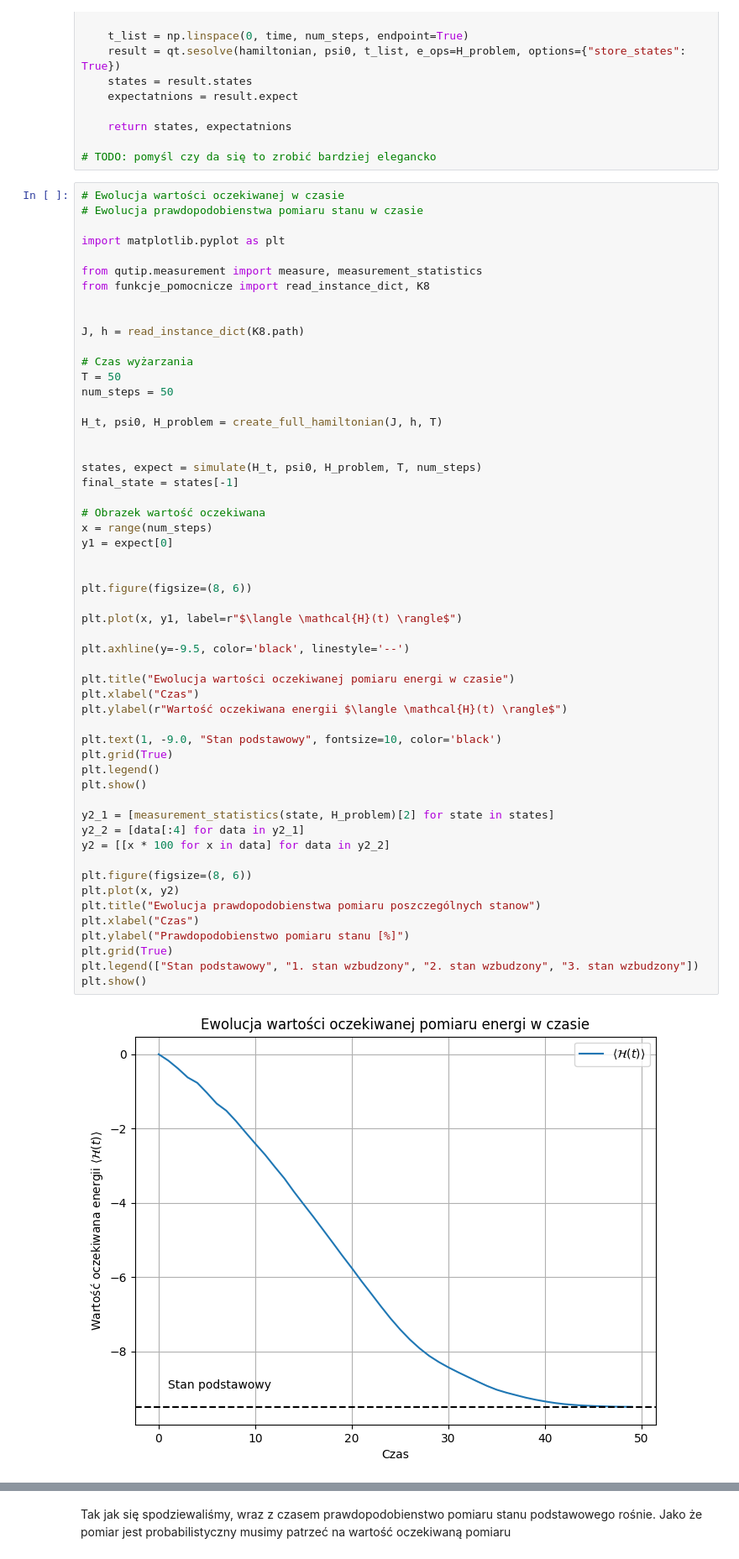
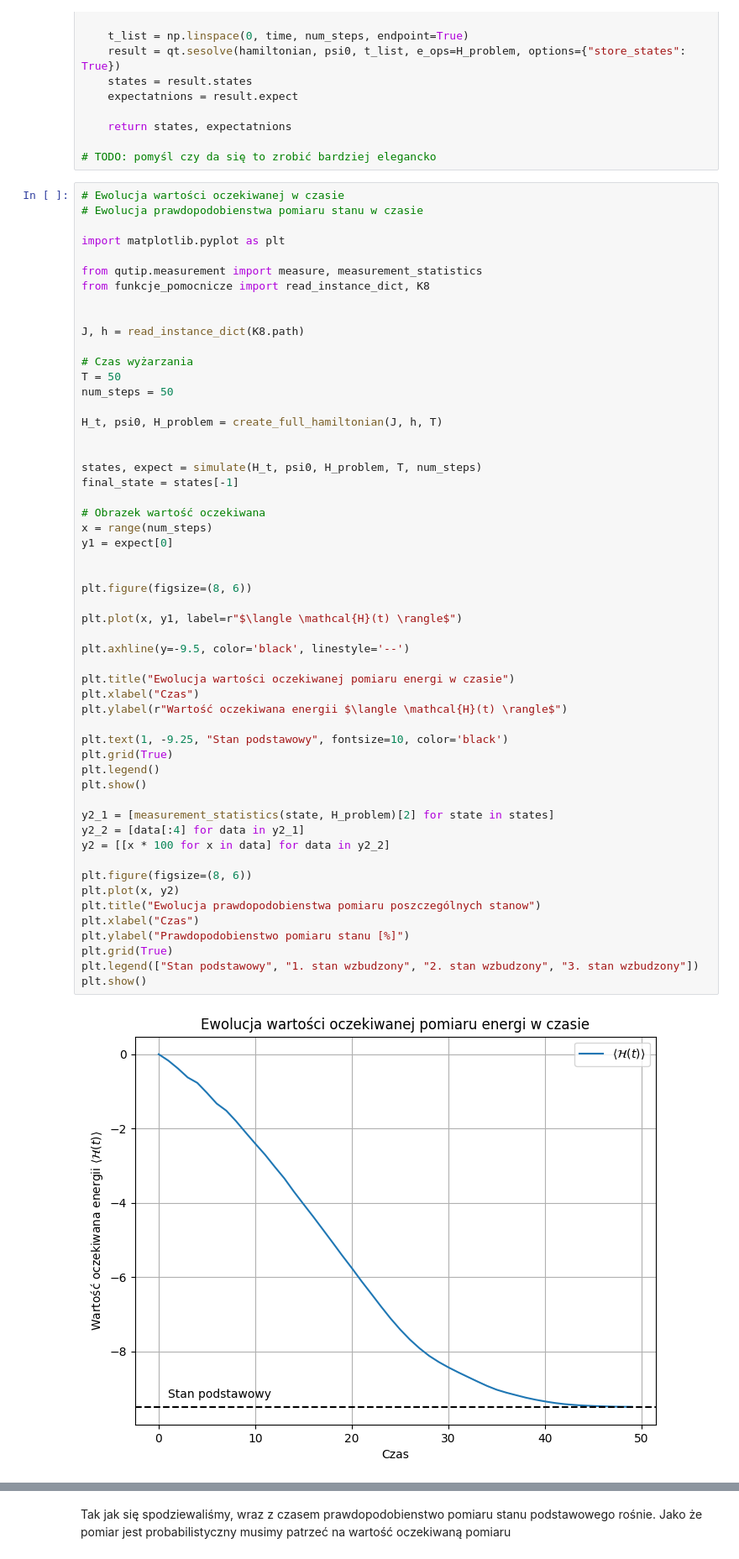
Before and after one commit to iitis/AkademiaSztukiKwantowej, a Jupyter notebook: classical_and_quantum_annealing/Wyżarzanie_kwantowe.ipynb, the cells around one changed output, grey strips where cells are left out. Shown at 84% size. Drawn from its saved outputs; the diff is of its cells as text.

```diff
--- a/classical_and_quantum_annealing/Wyżarzanie_kwantowe.ipynb
+++ b/classical_and_quantum_annealing/Wyżarzanie_kwantowe.ipynb
@@ -152,35 +154,35 @@ x = range(num_steps)
 y1 = expect[0]
 
 
 plt.figure(figsize=(8, 6))
 
 plt.plot(x, y1, label=r"$\langle \mathcal{H}(t) \rangle$")
 
 plt.axhline(y=-9.5, color='black', linestyle='--')
 
 plt.title("Ewolucja wartości oczekiwanej pomiaru energi w czasie")
 plt.xlabel("Czas")
 plt.ylabel(r"Wartość oczekiwana energii $\langle \mathcal{H}(t) \rangle$")
 
-plt.text(1, -9.0, "Stan podstawowy", fontsize=10, color='black')
+plt.text(1, -9.25, "Stan podstawowy", fontsize=10, color='black')
 plt.grid(True)
 plt.legend()
 plt.show()
 
 y2_1 = [measurement_statistics(state, H_problem)[2] for state in states]
 y2_2 = [data[:4] for data in y2_1]
 y2 = [[x * 100 for x in data] for data in y2_2]
 
 plt.figure(figsize=(8, 6))
 plt.plot(x, y2)
 plt.title("Ewolucja prawdopodobienstwa pomiaru poszczególnych stanow")
 plt.xlabel("Czas")
 plt.ylabel("Prawdopodobienstwo pomiaru stanu [%]")
 plt.grid(True)
 plt.legend(["Stan podstawowy", "1. stan wzbudzony", "2. stan wzbudzony", "3. stan wzbudzony"])
 plt.show()
 # %% [output]
-[figure, old version]
+[figure, new version]
 [figure]
 # %% [markdown]
 Tak jak się spodziewaliśmy, wraz z czasem prawdopodobienstwo pomiaru stanu podstawowego rośnie. Jako że pomiar jest probabilistyczny musimy patrzeć na wartość oczekiwaną pomiaru
```
Also changed, not shown: parts of 2 cells of this notebook, 2 other files.
